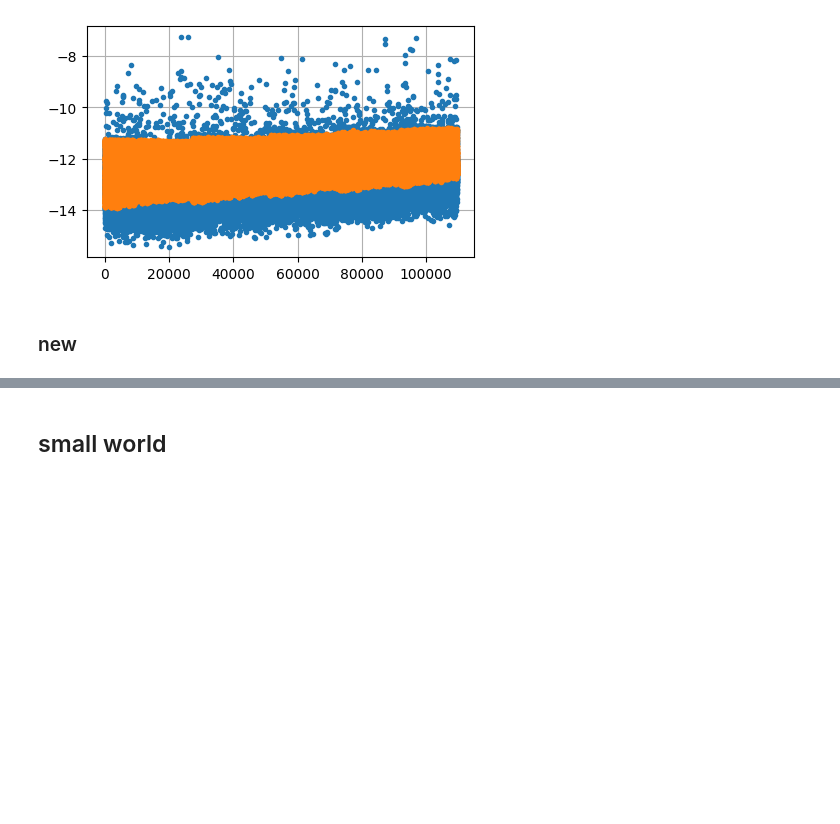
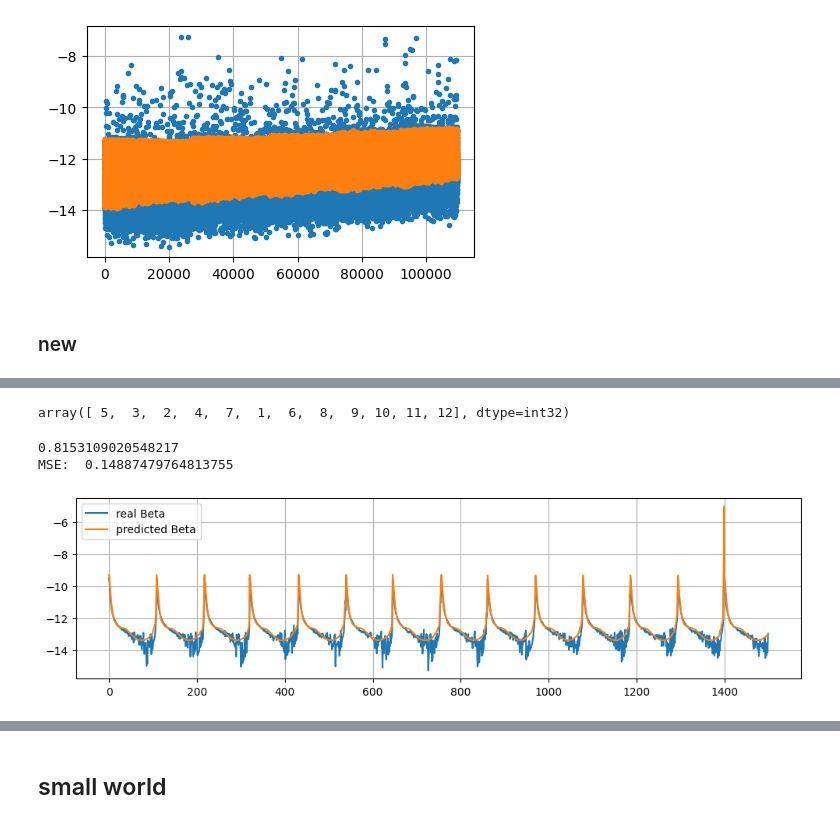
Before and after one commit to Mpkosh/network_hybrid_33, a Jupyter notebook: save_model_regression_day_SEIR_prev_I_for_seir.ipynb, the cells around one changed output, grey strips where cells are left out. Drawn from its saved outputs; the diff is of its cells as text; code cells hidden in the pictures; blank space fills up the shorter version.

Commit message:
upd new network results

```diff
--- a/save_model_regression_day_SEIR_prev_I_for_seir.ipynb
+++ b/save_model_regression_day_SEIR_prev_I_for_seir.ipynb
@@ -134,0 +197,32 @@ MSE:  0.12812100067902968
+# %%
+search.cv_results_['rank_test_score']
+# %% [output]
+array([ 5,  3,  2,  4,  7,  1,  6,  8,  9, 10, 11, 12], dtype=int32)
+# %%
+df_seeds_n = pd.read_csv('initial_data/new_seeds_parameters.csv')
+seeds_train_n = df_seeds_n[df_seeds_n.set=='train']['file'].values
+
+seed_dir='initial_data/new_ba_100000/'
+model_file = seed_dir+'regression_day_SEIR_prev_I_for_seir.joblib'
+
+is_filename = True
+as_frac=True
+
+
+train_df = load_and_prepare_data(seed_dir, seeds_train_n,
+                                is_filename=is_filename, as_frac=as_frac)
+
+train_model(train_df.dropna(), model_file, features,
+           degree=3, alpha=0.01, max_iter=10000)
+
+
+seeds_val_n = df_seeds_n[df_seeds_n.set=='val']['file'].values
+val_df = load_and_prepare_data(seed_dir, seeds_val_n,
+                                is_filename=is_filename, as_frac=as_frac)
+
+
+plot(model_file, val_df, features)
+# %% [output]
+0.8153109020548217
+MSE:  0.14887479764813755
+[figure, added]
```
Also changed, not shown: parts of 11 cells of this notebook, 49 other files.
